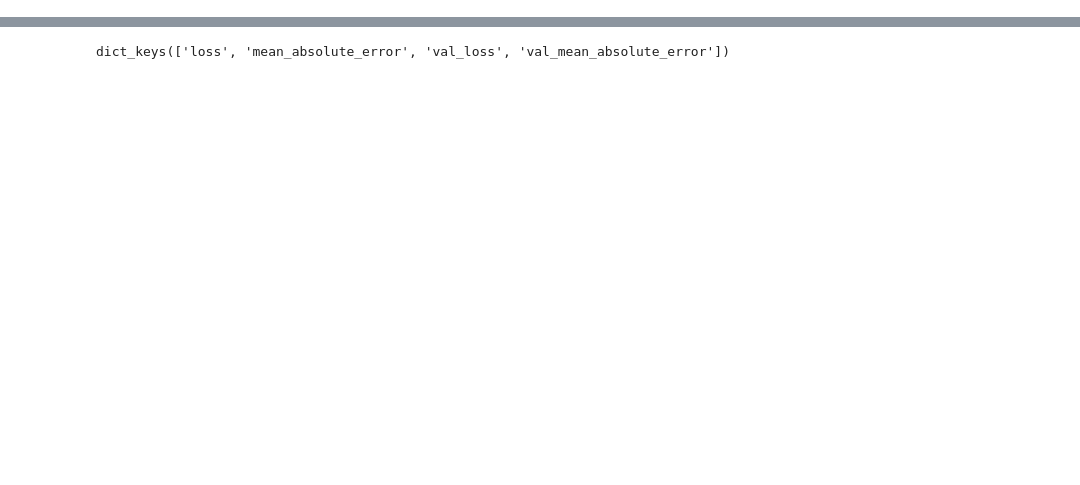
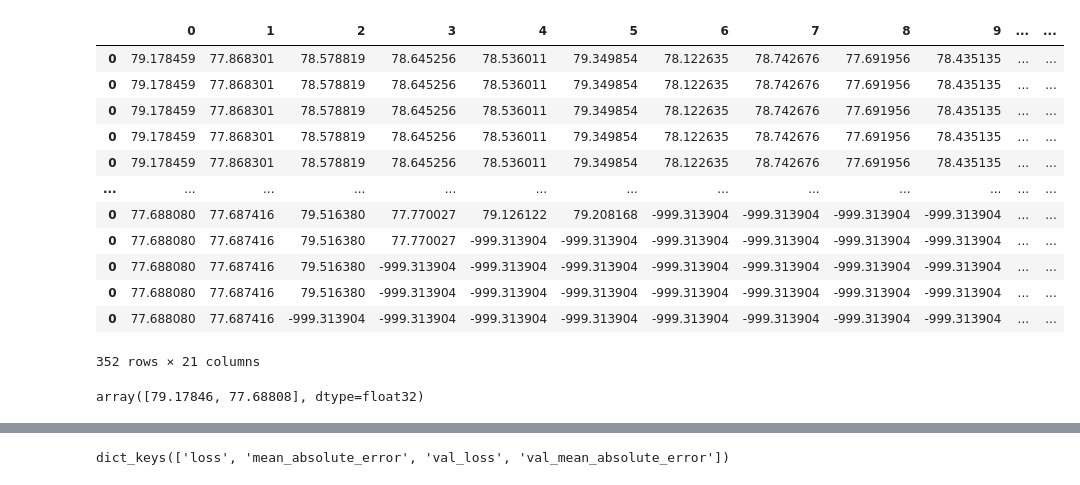
Before and after one commit to Michiel-DK/cycling_manager, a Jupyter notebook: notebooks/cnn_lstm.ipynb, the cells around one changed output, grey strips where cells are left out. Saved outputs shown, nothing was run; the diff lists cells and outputs as text; code cells hidden in the pictures; blank space fills up the shorter version.

```diff
--- a/notebooks/cnn_lstm.ipynb
+++ b/notebooks/cnn_lstm.ipynb
@@ -469,0 +670,3 @@ def train_model(model: Model,
+# %%
+model, history = train_model(model, X_encoder_train, X_decoder_train, X_encoder_img_train, X_decoder_img_train, y_decoder_train,\
+        batch_size=8, patience=3, validation_split=0.2)
@@ -478,3 +679,0 @@ X_encoder_train.shape, X_decoder_train.shape, X_encoder_img_train.shape, X_decod
-# %%
-model, history = train_model(model, X_encoder_train, X_decoder_train, X_encoder_img_train, X_decoder_img_train, y_decoder_train,\
-        batch_size=16, patience=5, validation_split=0.2, validation_data=None)
@@ -483,0 +696,2 @@ Epoch 1/1000
+# %%
+preds = model.predict([X_encoder_train, X_decoder_train, X_encoder_img_train, X_decoder_img_train])
@@ -483,0 +744,21 @@ Epoch 1/1000
+# %%
+pred_df = pd.concat([pd.DataFrame(x.T) for x in preds])
+pred_df
+# %% [output]
+|  | 0 | 1 | 2 | 3 | 4 | 5 | 6 | 7 | 8 | 9 | ... | ... |
+| 0 | 79.178459 | 77.868301 | 78.578819 | 78.645256 | 78.536011 | 79.349854 | 78.122635 | 78.742676 | 77.691956 | 78.435135 | ... | ... |
+| 0 | 79.178459 | 77.868301 | 78.578819 | 78.645256 | 78.536011 | 79.349854 | 78.122635 | 78.742676 | 77.691956 | 78.435135 | ... | ... |
+| 0 | 79.178459 | 77.868301 | 78.578819 | 78.645256 | 78.536011 | 79.349854 | 78.122635 | 78.742676 | 77.691956 | 78.435135 | ... | ... |
+| 0 | 79.178459 | 77.868301 | 78.578819 | 78.645256 | 78.536011 | 79.349854 | 78.122635 | 78.742676 | 77.691956 | 78.435135 | ... | ... |
+| 0 | 79.178459 | 77.868301 | 78.578819 | 78.645256 | 78.536011 | 79.349854 | 78.122635 | 78.742676 | 77.691956 | 78.435135 | ... | ... |
+| ... | ... | ... | ... | ... | ... | ... | ... | ... | ... | ... | ... | ... |
+| 0 | 77.688080 | 77.687416 | 79.516380 | 77.770027 | 79.126122 | 79.208168 | -999.313904 | -999.313904 | -999.313904 | -999.313904 | ... | ... |
+| 0 | 77.688080 | 77.687416 | 79.516380 | 77.770027 | -999.313904 | -999.313904 | -999.313904 | -999.313904 | -999.313904 | -999.313904 | ... | ... |
+| 0 | 77.688080 | 77.687416 | 79.516380 | -999.313904 | -999.313904 | -999.313904 | -999.313904 | -999.313904 | -999.313904 | -999.313904 | ... | ... |
+| 0 | 77.688080 | 77.687416 | 79.516380 | -999.313904 | -999.313904 | -999.313904 | -999.313904 | -999.313904 | -999.313904 | -999.313904 | ... | ... |
+| 0 | 77.688080 | 77.687416 | -999.313904 | -999.313904 | -999.313904 | -999.313904 | -999.313904 | -999.313904 | -999.313904 | -999.313904 | ... | ... |
+352 rows × 21 columns
+# %%
+pred_df[0].unique()
+# %% [output]
+array([79.17846, 77.68808], dtype=float32)
```
Also changed, not shown: parts of 49 cells of this notebook, 2 other files.
